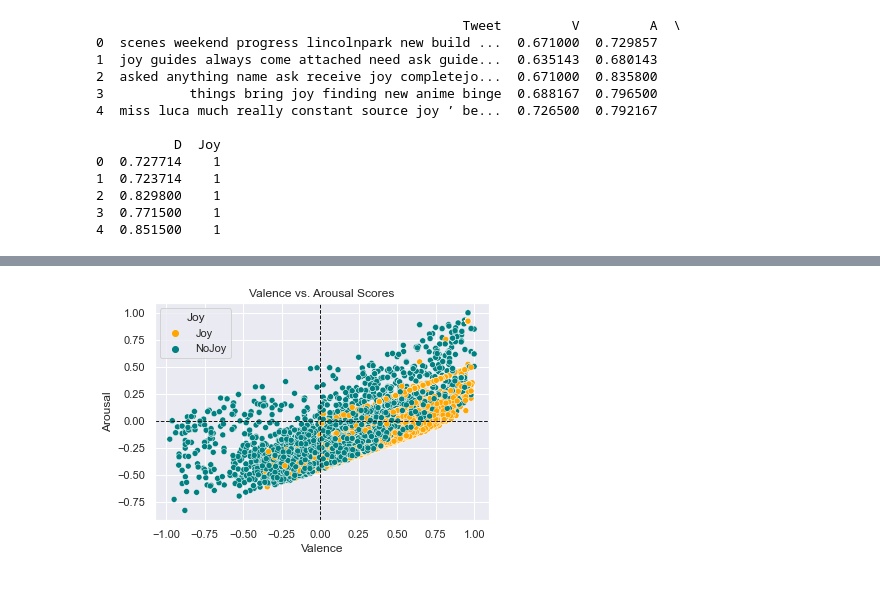
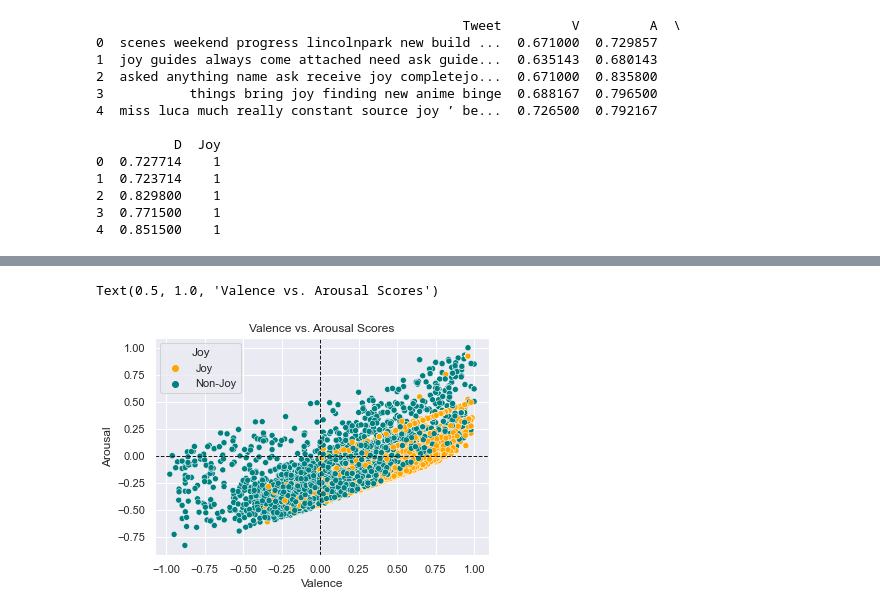
Before and after one commit to corinnesteuk/Joy-Project, a Jupyter notebook: VAD.ipynb, the cells around one changed output, grey strips where cells are left out. Drawn from its saved outputs; the diff is of its cells as text; code cells hidden in the pictures.

```diff
--- a/VAD.ipynb
+++ b/VAD.ipynb
@@ -214,21 +252,20 @@ print(min(df["D"]))
 # %%
 # Same plots as above but with rescaled values
 df = df[(df.V != -1) & (df.A != -1)]
 ##Now make this into 4 quadrants
 df['Joy'] = df['Joy'].replace(1,'Joy')
-df['Joy'] = df['Joy'].replace(0,'NoJoy')
+df['Joy'] = df['Joy'].replace(0,'Non-Joy')
 #print(df.head())
 x, y = pd.Series(df["V"], name="Valence"), pd.Series(df["A"], name="Arousal")
 sns.set_theme(color_codes=True)
 ax = sns.scatterplot(data = df, x= "V", y="A", marker="o", hue="Joy", palette = ["orange", "teal"])
 plt.axhline(y=0, color='k', linestyle='--', linewidth=1)
 plt.axvline(x=0, color='k',linestyle='--', linewidth=1)
 plt.xlabel("Valence")
 plt.ylabel("Arousal")
 plt.title("Valence vs. Arousal Scores")
 
-df.to_csv("Scaled-VAD.csv")
-
 #This graph looks very positively correlated and linear --> is this factual or due to the scale?
 # %% [output]
+Text(0.5, 1.0, 'Valence vs. Arousal Scores')
-[figure, old version]
+[figure, new version]
```
Also changed, not shown: parts of 8 cells of this notebook, 2 other files.
